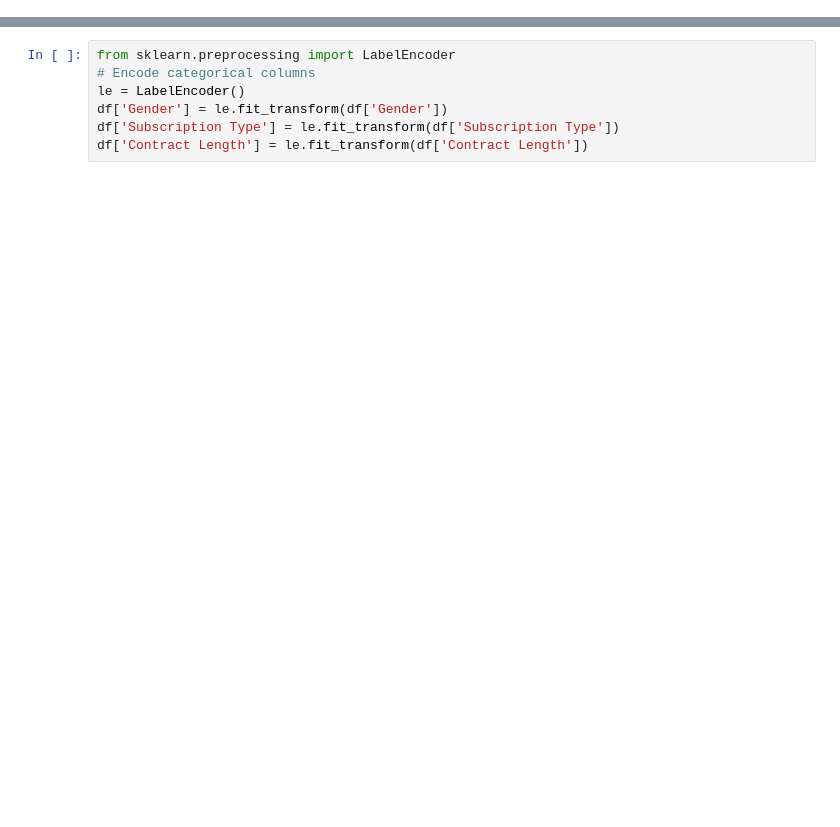
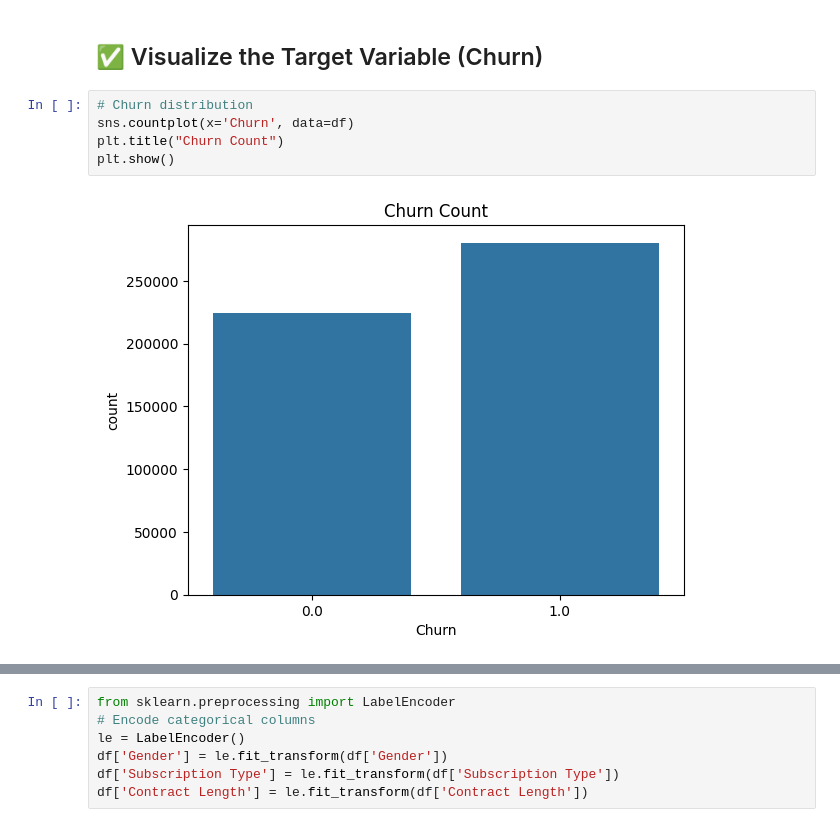
Before and after one commit to Shoaib1-coder/churn_prediction, a Jupyter notebook: churn.ipynb, the cells around one changed output, grey strips where cells are left out. Cells and saved outputs as stored; diff of their text form; blank space fills up the shorter version.

```diff
--- a/churn.ipynb
+++ b/churn.ipynb
@@ -53,0 +104,9 @@ df['Days Since Last Interaction'] = (pd.to_datetime("today") - df['Last Interact
+# %% [markdown]
+## ✅  Visualize the Target Variable (Churn)
+# %%
+# Churn distribution
+sns.countplot(x='Churn', data=df)
+plt.title("Churn Count")
+plt.show()
+# %% [output]
+[figure, added]
```
Also changed, not shown: parts of 86 cells of this notebook, 16 other files.
